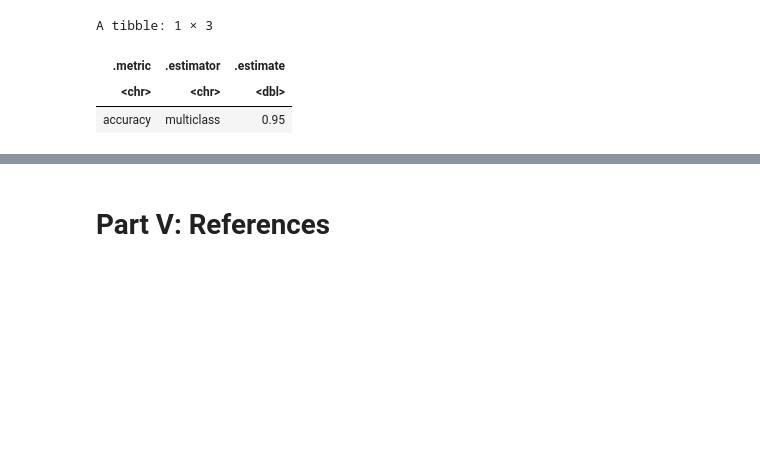
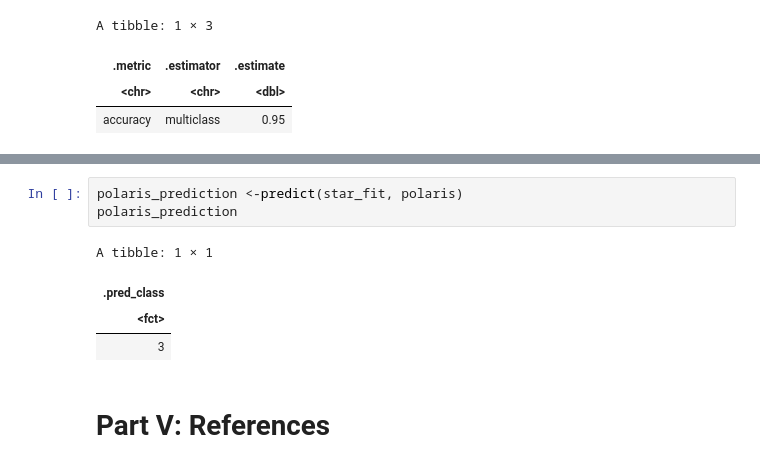
Before and after one commit to uchou92/dcsi-100-2023w1-group-28, a Jupyter notebook: Project_Proposal.ipynb, the cells around one changed output, grey strips where cells are left out. Saved outputs shown, nothing was run; the diff lists cells and outputs as text; blank space fills up the shorter version.

```diff
--- a/Project_Proposal.ipynb
+++ b/Project_Proposal.ipynb
@@ -255,2 +263,10 @@ A tibble: 1 × 3
+# %%
+polaris_prediction <-predict(star_fit, polaris)
+polaris_prediction
+# %% [output]
+A tibble: 1 × 1
+| .pred_class |
+| <fct> |
+| 3 |
 # %% [markdown]
 # Part V: References
```
Also changed, not shown: parts of 3 cells of this notebook.
